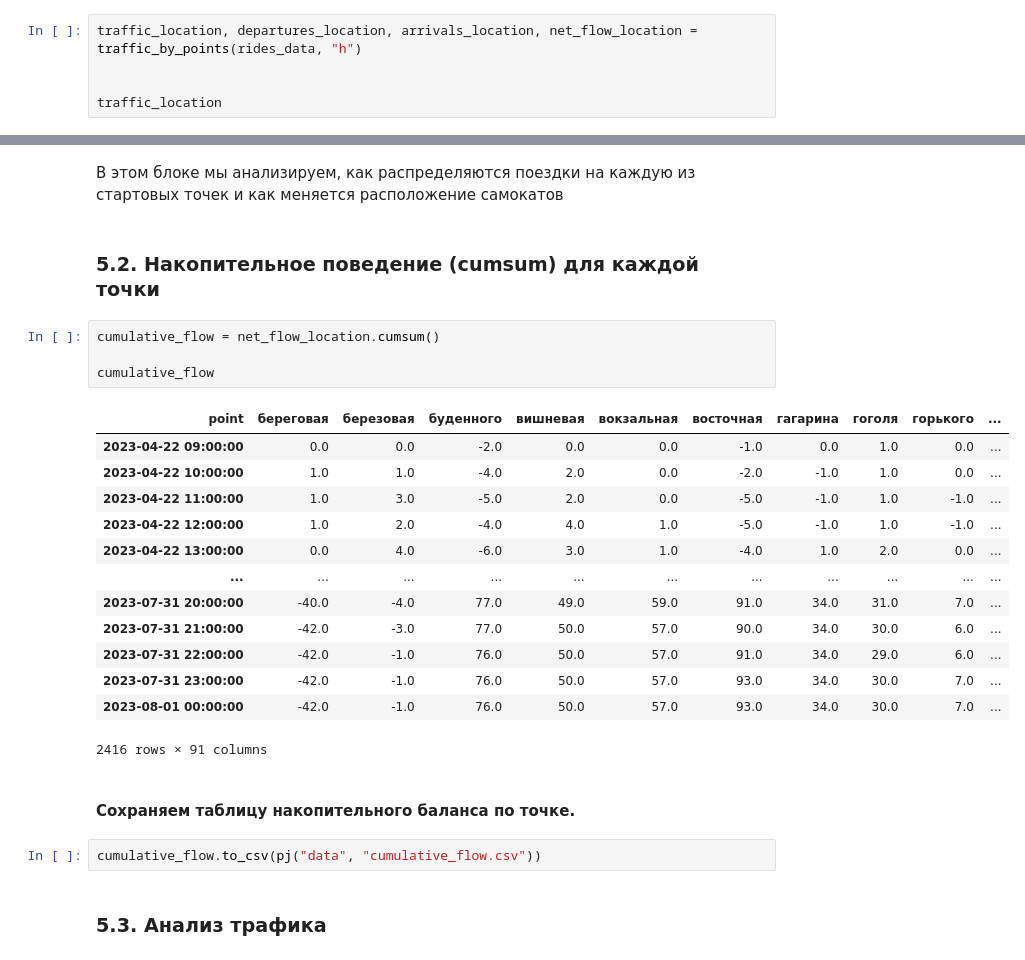
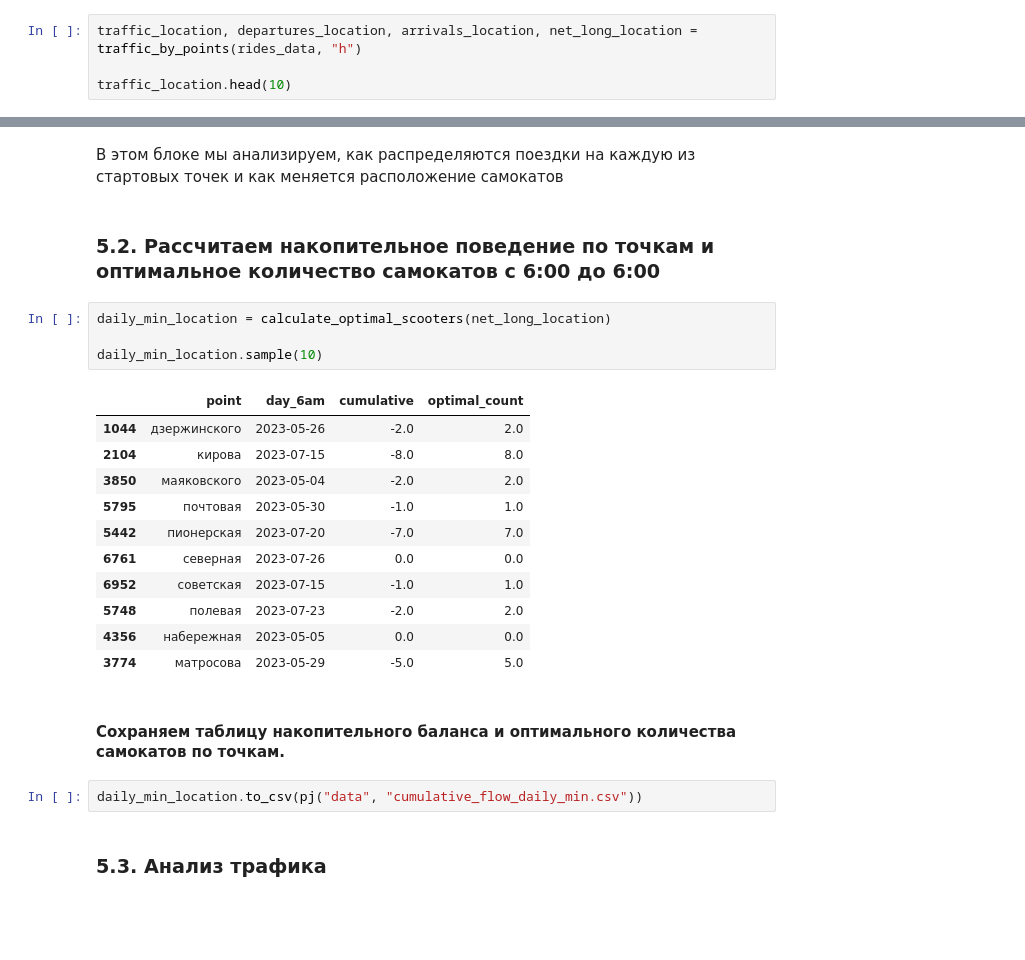
Before and after one commit to fIIame/scooter_sharing_analysis, a Jupyter notebook: notebooks/EDA.ipynb, the cells around one changed output, grey strips where cells are left out. Cells and saved outputs as stored; diff of their text form; blank space fills up the shorter version.

```diff
--- a/notebooks/EDA.ipynb
+++ b/notebooks/EDA.ipynb
@@ -356,10 +356,9 @@ print_did_avg_price(mon_morning_avg_price, mon_midday_avg_price, control_morning
 # %% [markdown]
 ### 5.1. Создаем таблицы с почасовым трафиком в каждой точке
 # %%
-traffic_location, departures_location, arrivals_location, net_flow_location = traffic_by_points(rides_data, "h")
+traffic_location, departures_location, arrivals_location, net_long_location = traffic_by_points(rides_data, "h")
 
-
-traffic_location
+traffic_location.head(10)
 # %% [output]
 | point | береговая | березовая | буденного | вишневая | вокзальная | восточная | гагарина | гоголя | горького | ... |
 | 2023-04-22 09:00:00 | 0.0 | 0.0 | 2.0 | 0.0 | 0.0 | 1.0 | 0.0 | 1.0 | 0.0 | ... |
@@ -381,28 +379,26 @@ traffic_location.to_csv(pj("data", "traffic_hourly.csv"))
 # %% [markdown]
 В этом блоке мы анализируем, как распределяются поездки на каждую из стартовых точек и как меняется расположение самокатов
 # %% [markdown]
-### 5.2. Накопительное поведение (cumsum) для каждой точки
+### 5.2. Рассчитаем накопительное поведение по точкам и оптимальное количество самокатов с 6:00 до 6:00
 # %%
-cumulative_flow = net_flow_location.cumsum()
+daily_min_location = calculate_optimal_scooters(net_long_location)
 
-cumulative_flow
+daily_min_location.sample(10)
 # %% [output]
-| point | береговая | березовая | буденного | вишневая | вокзальная | восточная | гагарина | гоголя | горького | ... |
-| 2023-04-22 09:00:00 | 0.0 | 0.0 | -2.0 | 0.0 | 0.0 | -1.0 | 0.0 | 1.0 | 0.0 | ... |
-| 2023-04-22 10:00:00 | 1.0 | 1.0 | -4.0 | 2.0 | 0.0 | -2.0 | -1.0 | 1.0 | 0.0 | ... |
-| 2023-04-22 11:00:00 | 1.0 | 3.0 | -5.0 | 2.0 | 0.0 | -5.0 | -1.0 | 1.0 | -1.0 | ... |
-| 2023-04-22 12:00:00 | 1.0 | 2.0 | -4.0 | 4.0 | 1.0 | -5.0 | -1.0 | 1.0 | -1.0 | ... |
-| 2023-04-22 13:00:00 | 0.0 | 4.0 | -6.0 | 3.0 | 1.0 | -4.0 | 1.0 | 2.0 | 0.0 | ... |
-| ... | ... | ... | ... | ... | ... | ... | ... | ... | ... | ... |
-| 2023-07-31 20:00:00 | -40.0 | -4.0 | 77.0 | 49.0 | 59.0 | 91.0 | 34.0 | 31.0 | 7.0 | ... |
-| 2023-07-31 21:00:00 | -42.0 | -3.0 | 77.0 | 50.0 | 57.0 | 90.0 | 34.0 | 30.0 | 6.0 | ... |
-| 2023-07-31 22:00:00 | -42.0 | -1.0 | 76.0 | 50.0 | 57.0 | 91.0 | 34.0 | 29.0 | 6.0 | ... |
-| 2023-07-31 23:00:00 | -42.0 | -1.0 | 76.0 | 50.0 | 57.0 | 93.0 | 34.0 | 30.0 | 7.0 | ... |
-| 2023-08-01 00:00:00 | -42.0 | -1.0 | 76.0 | 50.0 | 57.0 | 93.0 | 34.0 | 30.0 | 7.0 | ... |
+|  | point | day_6am | cumulative | optimal_count |
+| 1044 | дзержинского | 2023-05-26 | -2.0 | 2.0 |
+| 2104 | кирова | 2023-07-15 | -8.0 | 8.0 |
+| 3850 | маяковского | 2023-05-04 | -2.0 | 2.0 |
+| 5795 | почтовая | 2023-05-30 | -1.0 | 1.0 |
+| 5442 | пионерская | 2023-07-20 | -7.0 | 7.0 |
+| 6761 | северная | 2023-07-26 | 0.0 | 0.0 |
+| 6952 | советская | 2023-07-15 | -1.0 | 1.0 |
+| 5748 | полевая | 2023-07-23 | -2.0 | 2.0 |
+| 4356 | набережная | 2023-05-05 | 0.0 | 0.0 |
+| 3774 | матросова | 2023-05-29 | -5.0 | 5.0 |
-2416 rows × 91 columns
 # %% [markdown]
-#### Сохраняем таблицу накопительного баланса по точке.
+#### Сохраняем таблицу накопительного баланса и оптимального количества самокатов по точкам.
 # %%
-cumulative_flow.to_csv(pj("data", "cumulative_flow.csv"))
+daily_min_location.to_csv(pj("data", "cumulative_flow_daily_min.csv"))
 # %% [markdown]
 ### 5.3. Анализ трафика
```
Also changed, not shown: parts of 7 cells of this notebook, 1 other file.
